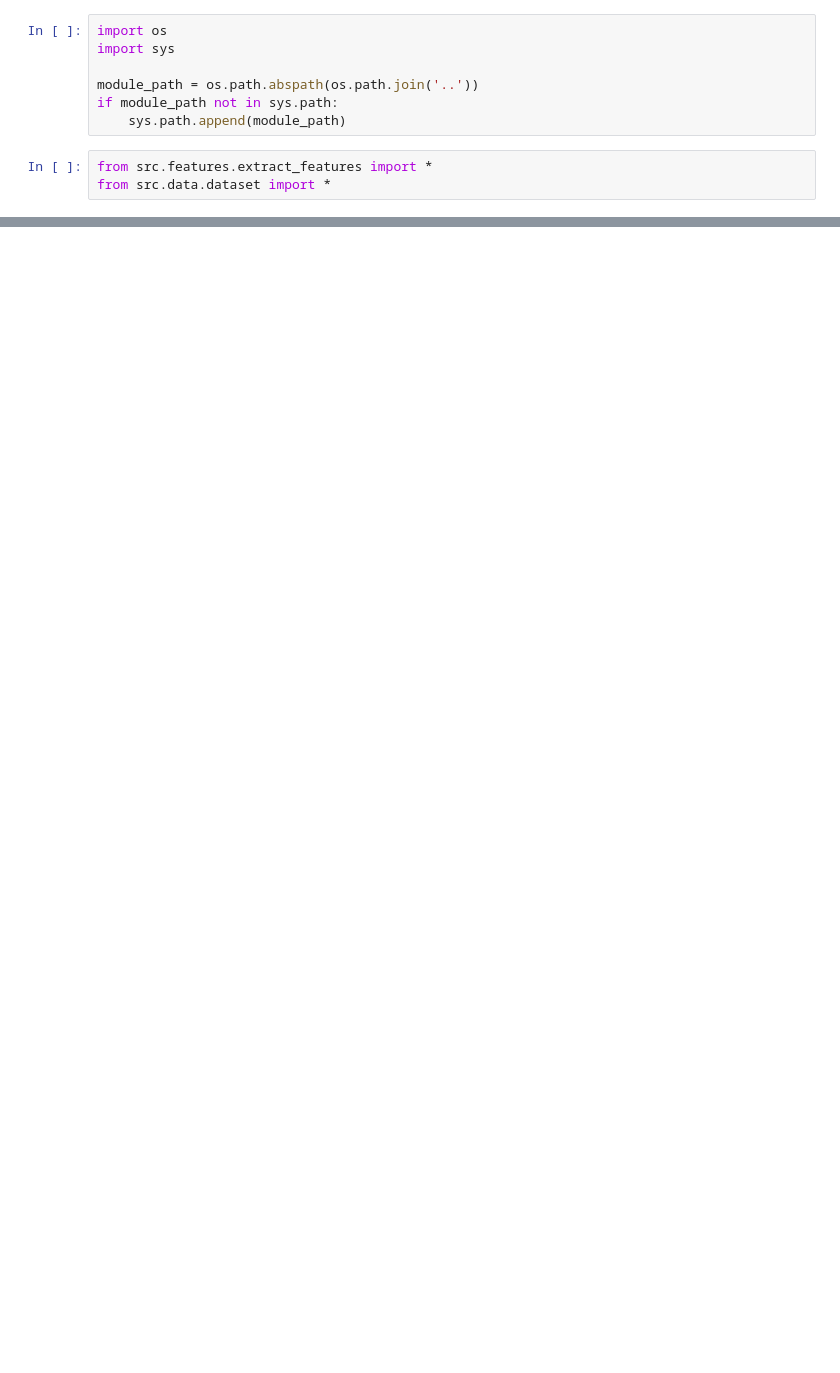
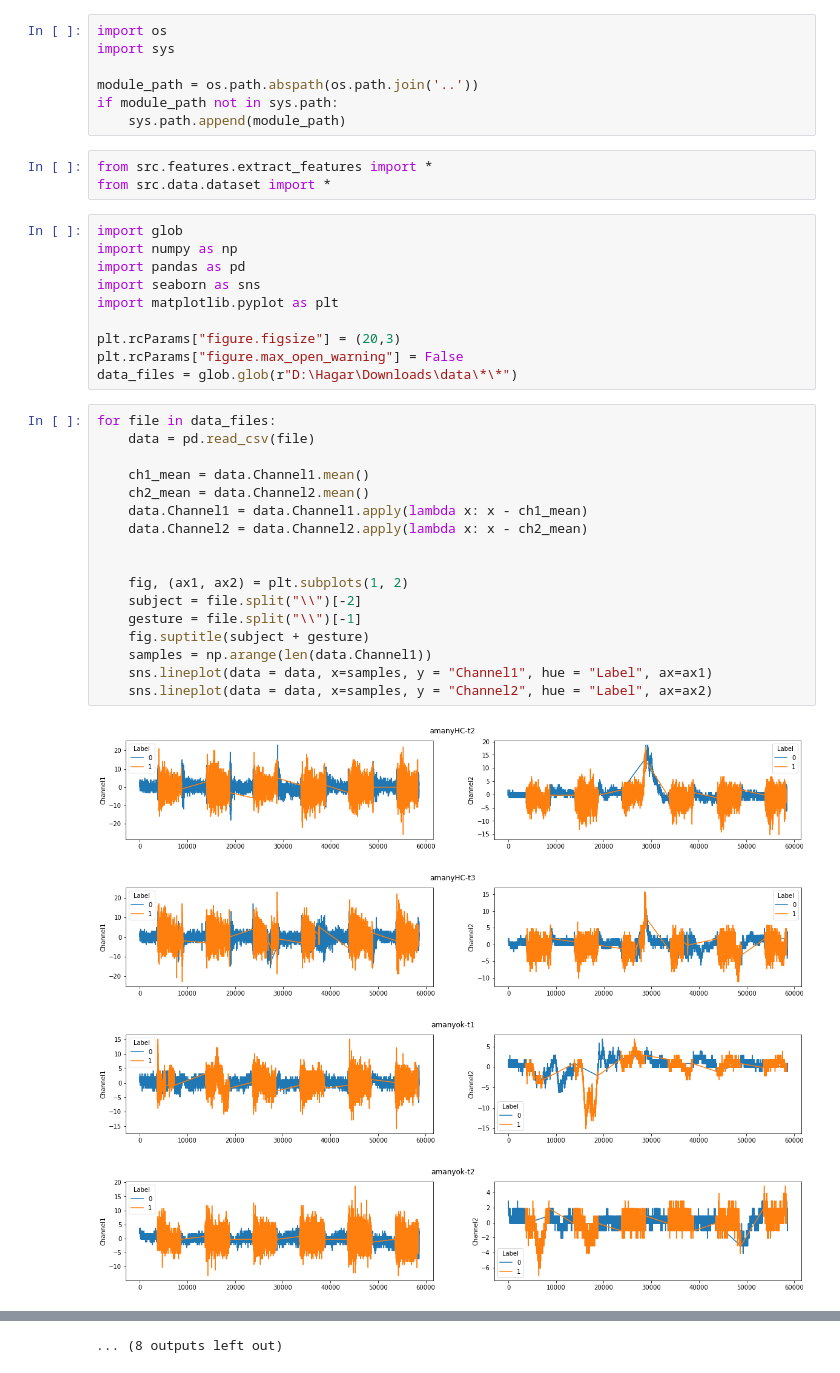
Before and after one commit to hagarnegm/Biosignal-Analysis-for-VR-Based-Therapy, a Jupyter notebook: notebooks/DNN Experiments.ipynb, the cells around one changed output, grey strips where cells are left out. Saved outputs shown, nothing was run; the diff lists cells and outputs as text; blank space fills up the shorter version.

```diff
--- a/notebooks/DNN Experiments.ipynb
+++ b/notebooks/DNN Experiments.ipynb
@@ -8,3 +11,35 @@ if module_path not in sys.path:
 # %%
 from src.features.extract_features import *
 from src.data.dataset import *
+# %%
+import glob
+import numpy as np
+import pandas as pd
+import seaborn as sns
+import matplotlib.pyplot as plt
+
+plt.rcParams["figure.figsize"] = (20,3)
+plt.rcParams["figure.max_open_warning"] = False
+data_files = glob.glob(r"D:\Hagar\Downloads\data\*\*")
+# %%
+for file in data_files:
+    data = pd.read_csv(file)
+
+    ch1_mean = data.Channel1.mean()
+    ch2_mean = data.Channel2.mean()
+    data.Channel1 = data.Channel1.apply(lambda x: x - ch1_mean)
+    data.Channel2 = data.Channel2.apply(lambda x: x - ch2_mean)
+
+
+    fig, (ax1, ax2) = plt.subplots(1, 2)
+    subject = file.split("\\")[-2]
+    gesture = file.split("\\")[-1]
+    fig.suptitle(subject + gesture)
+    samples = np.arange(len(data.Channel1))
+    sns.lineplot(data = data, x=samples, y = "Channel1", hue = "Label", ax=ax1)
+    sns.lineplot(data = data, x=samples, y = "Channel2", hue = "Label", ax=ax2)
+# %% [output]
+[figure, added]
+[figure, added]
+[figure, added]
+[figure, added]
@@ -11 +54,2 @@ from src.data.dataset import *
+... (8 outputs left out)
 # %%
```
Also changed, not shown: parts of 73 cells of this notebook, 2 other files.
